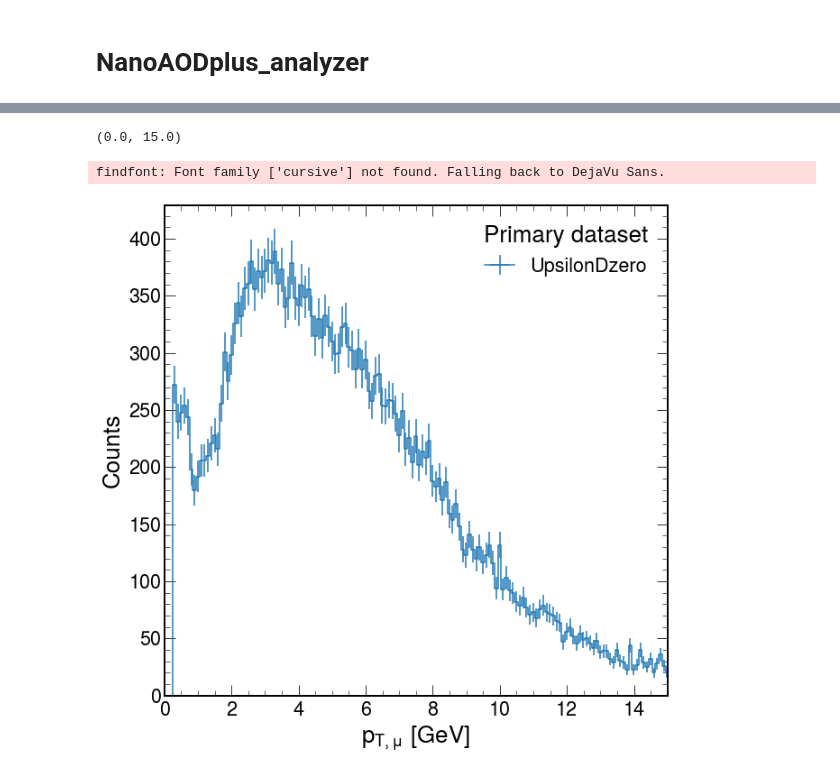
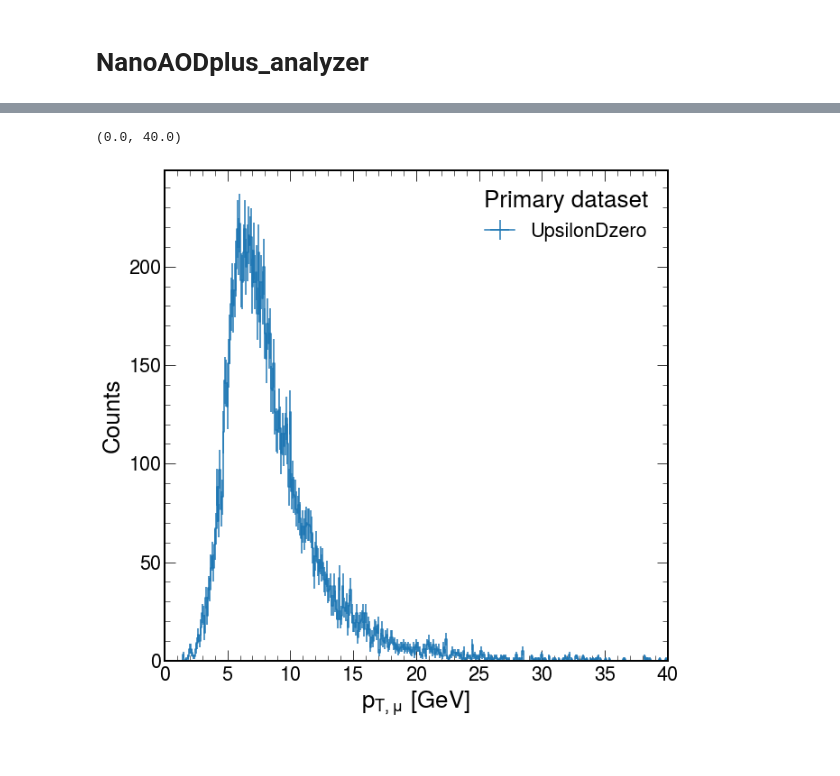
Before and after one commit to kevimota/OniaOpenCharmRun2ULAna, a Jupyter notebook: GenParticle_analyzer.ipynb, the cells around one changed output, grey strips where cells are left out. Saved outputs shown, nothing was run; the diff lists cells and outputs as text; code cells hidden in the pictures.

Commit message:
Lead and Trailing Muon separation

```diff
--- a/GenParticle_analyzer.ipynb
+++ b/GenParticle_analyzer.ipynb
@@ -38,7 +38,6 @@ print(output)
 # %%
-ax = hist.plot1d(output['Muon_pt'], overlay='dataset')
-ax.set_xlim(0,15)
+ax = hist.plot1d(output['Muon_lead_pt'], overlay='dataset')
+ax.set_xlim(0,40)
 # %% [output]
-(0.0, 15.0)
+(0.0, 40.0)
-findfont: Font family ['cursive'] not found. Falling back to DejaVu Sans.
-[figure, old version]
+[figure, new version]
```
Also changed, not shown: parts of 16 cells of this notebook, 2 other files.
